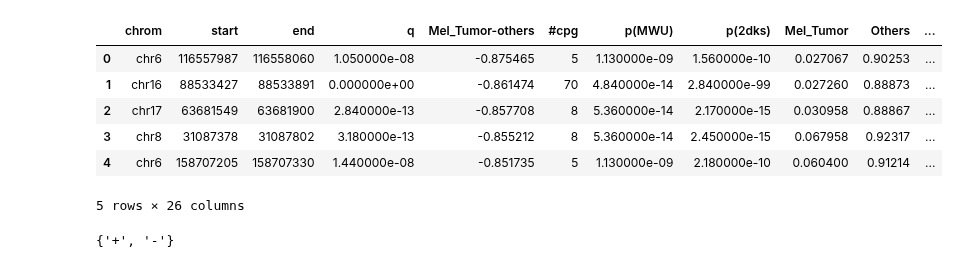
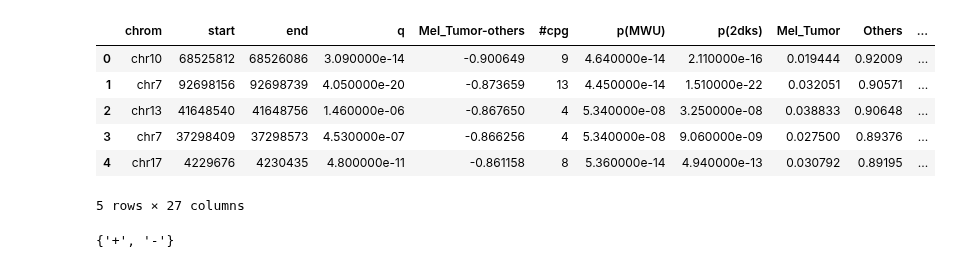
Before and after one commit to Irfanwustl/Research_code, a Jupyter notebook: GENE_related/findoutmoneyregion/moneyRegion.ipynb, the cells around one changed output. Drawn from its saved outputs; the diff is of its cells as text; code cells hidden in the pictures.

```diff
--- a/GENE_related/findoutmoneyregion/moneyRegion.ipynb
+++ b/GENE_related/findoutmoneyregion/moneyRegion.ipynb
@@ -1,25 +1,27 @@
 # %%
 import pandas as pd
 import matplotlib.pyplot as plt
-infile="/Users/irffanalahi/Research/Research_code/gitignorefolder/DMRrelated/diagnosis/genomic_feature_allwithheader/PBLtilMel_meldiff-.7_other-.1_q0.00001_sorted4_1_genomic_feature_intron_exon_segregated_celltypeseperated/MEL_TUMOR/promdataready_all_matrixCin_nr0.5_imputed_g1_MEL_TUMOR_3_g2_others_15.txt_q0.01_diff0.7_hypo.txt_exon_genecode_v36_modified.txt_canonical.txt_proteinCodingGene.txt.txt"
+infile="/Users/irffanalahi/Research/Research_code/gitignorefolder/DMRrelated/diagnosis/genomic_feature_allwithheader/PBLtilMel_meldiff-.7_other-.1_q0.00001_sorted4_1_genomic_feature_bilge_celltypeseperated/MEL_TUMOR/promdataready_all_matrixCin_nr0.5_imputed_g1_MEL_TUMOR_3_g2_others_15.txt_q0.01_diff0.7_hypo.txt_intron_genecode_v36_modified.txt_canonical.txt_proteinCodingGene.txt_method1.txt.txt"
+
+outfile=infile+".pdf"
 
 indf=pd.read_csv(infile,sep="\t")
 
 diffcol='Mel_Tumor-others'
 
 
-diffrange=[.1,.3,.5,.7,.9]
+diffrange=[-.1,-.3,-.5,-.7,-0.8,-0.85,-.9]
 
 
 indf.head()
 # %% [output]
 |  | chrom | start | end | q | Mel_Tumor-others | #cpg | p(MWU) | p(2dks) | Mel_Tumor | Others | ... |
-| 0 | chr6 | 116557987 | 116558060 | 1.050000e-08 | -0.875465 | 5 | 1.130000e-09 | 1.560000e-10 | 0.027067 | 0.90253 | ... |
-| 1 | chr16 | 88533427 | 88533891 | 0.000000e+00 | -0.861474 | 70 | 4.840000e-14 | 2.840000e-99 | 0.027260 | 0.88873 | ... |
-| 2 | chr17 | 63681549 | 63681900 | 2.840000e-13 | -0.857708 | 8 | 5.360000e-14 | 2.170000e-15 | 0.030958 | 0.88867 | ... |
-| 3 | chr8 | 31087378 | 31087802 | 3.180000e-13 | -0.855212 | 8 | 5.360000e-14 | 2.450000e-15 | 0.067958 | 0.92317 | ... |
-| 4 | chr6 | 158707205 | 158707330 | 1.440000e-08 | -0.851735 | 5 | 1.130000e-09 | 2.180000e-10 | 0.060400 | 0.91214 | ... |
+| 0 | chr10 | 68525812 | 68526086 | 3.090000e-14 | -0.900649 | 9 | 4.640000e-14 | 2.110000e-16 | 0.019444 | 0.92009 | ... |
+| 1 | chr7 | 92698156 | 92698739 | 4.050000e-20 | -0.873659 | 13 | 4.450000e-14 | 1.510000e-22 | 0.032051 | 0.90571 | ... |
+| 2 | chr13 | 41648540 | 41648756 | 1.460000e-06 | -0.867650 | 4 | 5.340000e-08 | 3.250000e-08 | 0.038833 | 0.90648 | ... |
+| 3 | chr7 | 37298409 | 37298573 | 4.530000e-07 | -0.866256 | 4 | 5.340000e-08 | 9.060000e-09 | 0.027500 | 0.89376 | ... |
+| 4 | chr17 | 4229676 | 4230435 | 4.800000e-11 | -0.861158 | 8 | 5.360000e-14 | 4.940000e-13 | 0.030792 | 0.89195 | ... |
-5 rows × 26 columns
+5 rows × 27 columns
 # %%
 set(indf['direction'].tolist())
 # %% [output]
```
Also changed, not shown: parts of 4 cells of this notebook, 5 other files.
